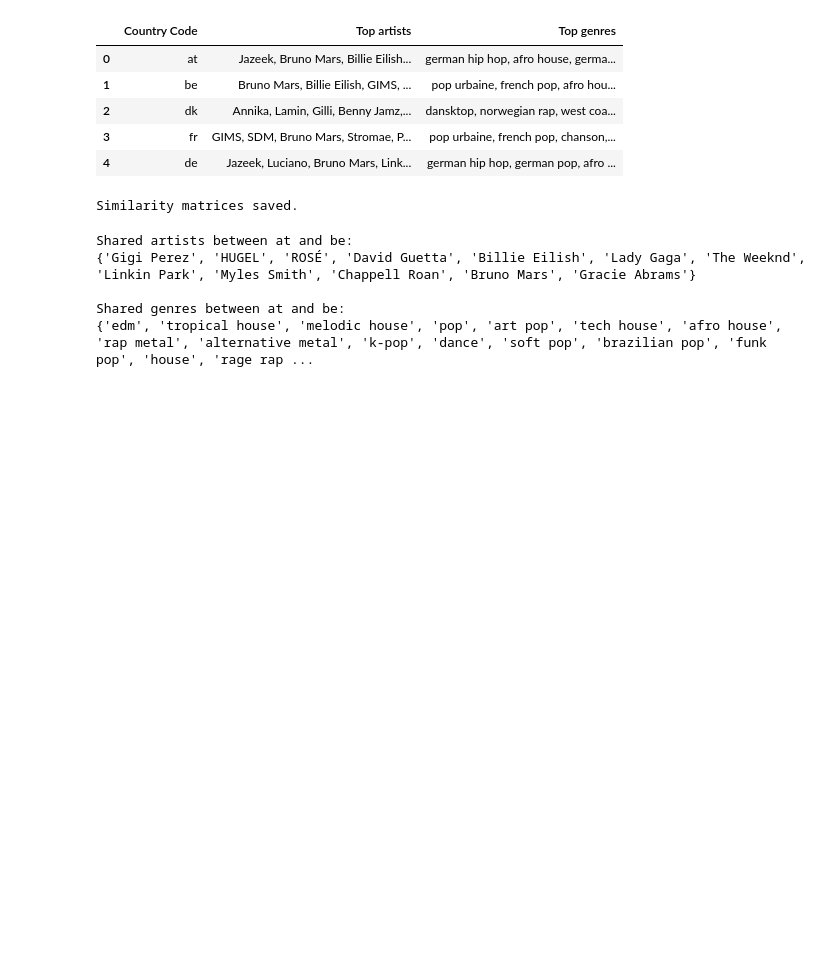
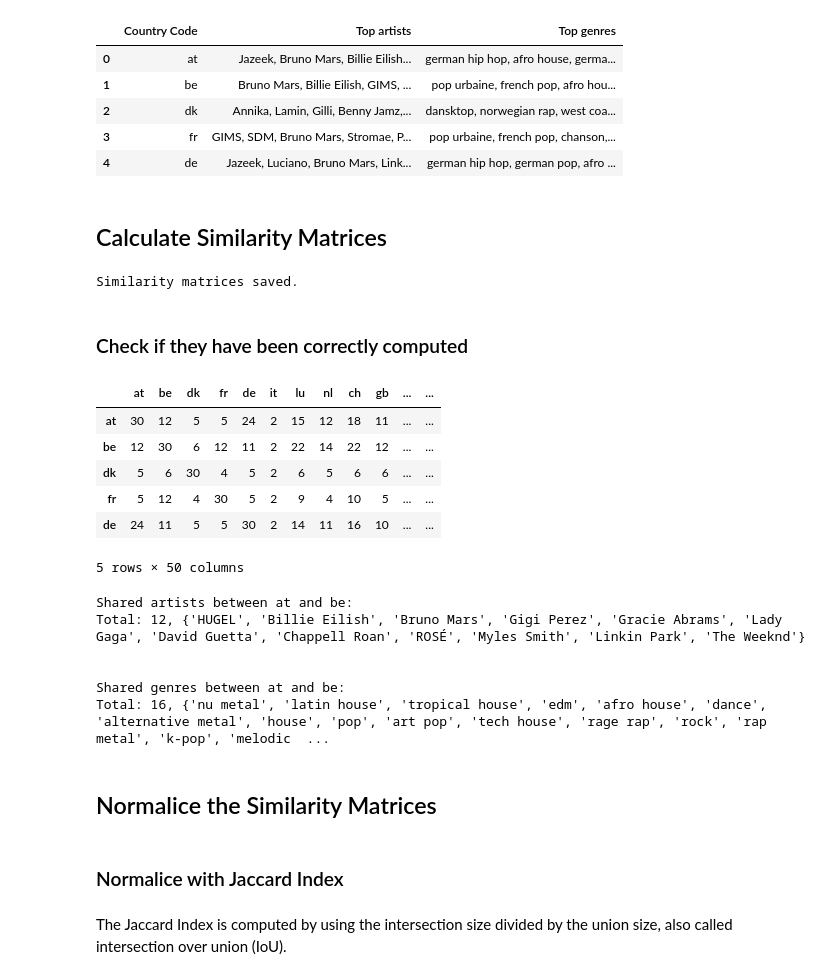
Before and after one commit to kluedemann/eurovision-voting-analysis, a Jupyter notebook: src/music_similarity_calculator.ipynb, the cells around one changed output. Drawn from its saved outputs; the diff is of its cells as text; code cells hidden in the pictures; blank space fills up the shorter version.

```diff
--- a/src/music_similarity_calculator.ipynb
+++ b/src/music_similarity_calculator.ipynb
@@ -12,21 +12,20 @@ df.head()
 | 2 | dk | Annika, Lamin, Gilli, Benny Jamz,... | dansktop, norwegian rap, west coa... |
 | 3 | fr | GIMS, SDM, Bruno Mars, Stromae, P... | pop urbaine, french pop, chanson,... |
 | 4 | de | Jazeek, Luciano, Bruno Mars, Link... | german hip hop, german pop, afro ... |
+# %% [markdown]
+## Calculate Similarity Matrices
 # %%
-# Convert artists and genres into sets for easy comparison
-df["Top Artists"] = df.iloc[:, 1].apply(lambda x: set(str(x).split(", ")[:30]))
-df["Top Genres"] = df.iloc[:, 2].apply(lambda x: set(str(x).split(", ")))
+df["Top Artists"] = df.iloc[:, 1].apply(lambda x: set(str(x).split(", ")[:30]))     # Select only the Top30 for each country
+df["Top Genres"] = df.iloc[:, 2].apply(lambda x: set(str(x).split(", ")[:30]))      # Select ony the Top30 for each country (some has less than 30)
 
-# Extract country codes
 countries = df.iloc[:, 0].values
 num_countries = len(countries)
 
 artists_similarity = np.zeros((num_countries, num_countries), dtype=int)
 genres_similarity = np.zeros((num_countries, num_countries), dtype=int)
 
-# Compute similarities
 for i in range(num_countries):
-    for j in range(i, num_countries):  # Only compute upper triangle (symmetry)
+    for j in range(i, num_countries):       # Only compute the upper triangle (as it is a symmetric matrix)
         if i == j:
             artists_similarity[i, j] = len(df["Top Artists"].iloc[i])
             genres_similarity[i, j] = len(df["Top Genres"].iloc[i])
@@ -34,8 +33,6 @@ for i in range(num_countries):
             artists_similarity[i, j] = artists_similarity[j, i] = len(df["Top Artists"].iloc[i] & df["Top Artists"].iloc[j])
             genres_similarity[i, j] = genres_similarity[j, i] = len(df["Top Genres"].iloc[i] & df["Top Genres"].iloc[j])
 
-
-# Saving
 artists_similarity_df = pd.DataFrame(artists_similarity, index=countries, columns=countries)
 genres_similarity_df = pd.DataFrame(genres_similarity, index=countries, columns=countries)
 
@@ -44,22 +41,37 @@ genres_similarity_df.to_csv("../data/genres_similarity.csv", encoding="utf-8")
 print("Similarity matrices saved.")
 # %% [output]
 Similarity matrices saved.
+# %% [markdown]
+### Check if they have been correctly computed
+# %%
+artists_similarity_df.head()
+# %% [output]
+|  | at | be | dk | fr | de | it | lu | nl | ch | gb | ... | ... |
+| at | 30 | 12 | 5 | 5 | 24 | 2 | 15 | 12 | 18 | 11 | ... | ... |
+| be | 12 | 30 | 6 | 12 | 11 | 2 | 22 | 14 | 22 | 12 | ... | ... |
+| dk | 5 | 6 | 30 | 4 | 5 | 2 | 6 | 5 | 6 | 6 | ... | ... |
+| fr | 5 | 12 | 4 | 30 | 5 | 2 | 9 | 4 | 10 | 5 | ... | ... |
+| de | 24 | 11 | 5 | 5 | 30 | 2 | 14 | 11 | 16 | 10 | ... | ... |
+5 rows × 50 columns
 # %%
-# Print shared artists and genres between country 0 and 1 for verification
-country_0 = countries[0]
-country_1 = countries[1]
+shared_artists = df["Top Artists"].iloc[0] & df["Top Artists"].iloc[1]
+print(f"Shared artists between {countries[0]} and {countries[1]}:")
+print(f"Total: {len(shared_artists)}, {shared_artists}")
+print()
 
-shared_artists = df["Top Artists"].iloc[0] & df["Top Artists"].iloc[1]
 shared_genres = df["Top Genres"].iloc[0] & df["Top Genres"].iloc[1]
-
-print(f"Shared artists between {country_0} and {country_1}:")
-print(shared_artists)
-
-print(f"\nShared genres between {country_0} and {country_1}:")
-print(shared_genres)
+print(f"\nShared genres between {countries[0]} and {countries[1]}:")
+print(f"Total: {len(shared_genres)}, {shared_genres}")
 # %% [output]
 Shared artists between at and be:
-{'Gigi Perez', 'HUGEL', 'ROSÉ', 'David Guetta', 'Billie Eilish', 'Lady Gaga', 'The Weeknd', 'Linkin Park', 'Myles Smith', 'Chappell Roan', 'Bruno Mars', 'Gracie Abrams'}
+Total: 12, {'HUGEL', 'Billie Eilish', 'Bruno Mars', 'Gigi Perez', 'Gracie Abrams', 'Lady Gaga', 'David Guetta', 'Chappell Roan', 'ROSÉ', 'Myles Smith', 'Linkin Park', 'The Weeknd'}
+
 
 Shared genres between at and be:
-{'edm', 'tropical house', 'melodic house', 'pop', 'art pop', 'tech house', 'afro house', 'rap metal', 'alternative metal', 'k-pop', 'dance', 'soft pop', 'brazilian pop', 'funk pop', 'house', 'rage rap ...
+Total: 16, {'nu metal', 'latin house', 'tropical house', 'edm', 'afro house', 'dance', 'alternative metal', 'house', 'pop', 'art pop', 'tech house', 'rage rap', 'rock', 'rap metal', 'k-pop', 'melodic  ...
+# %% [markdown]
+## Normalice the Similarity Matrices
+# %% [markdown]
+### Normalice with Jaccard Index
+# %% [markdown]
+The Jaccard Index is computed by using the intersection size divided by the union size, also called intersection over union (IoU).
```
Also changed, not shown: parts of 10 cells of this notebook, 7 other files.
